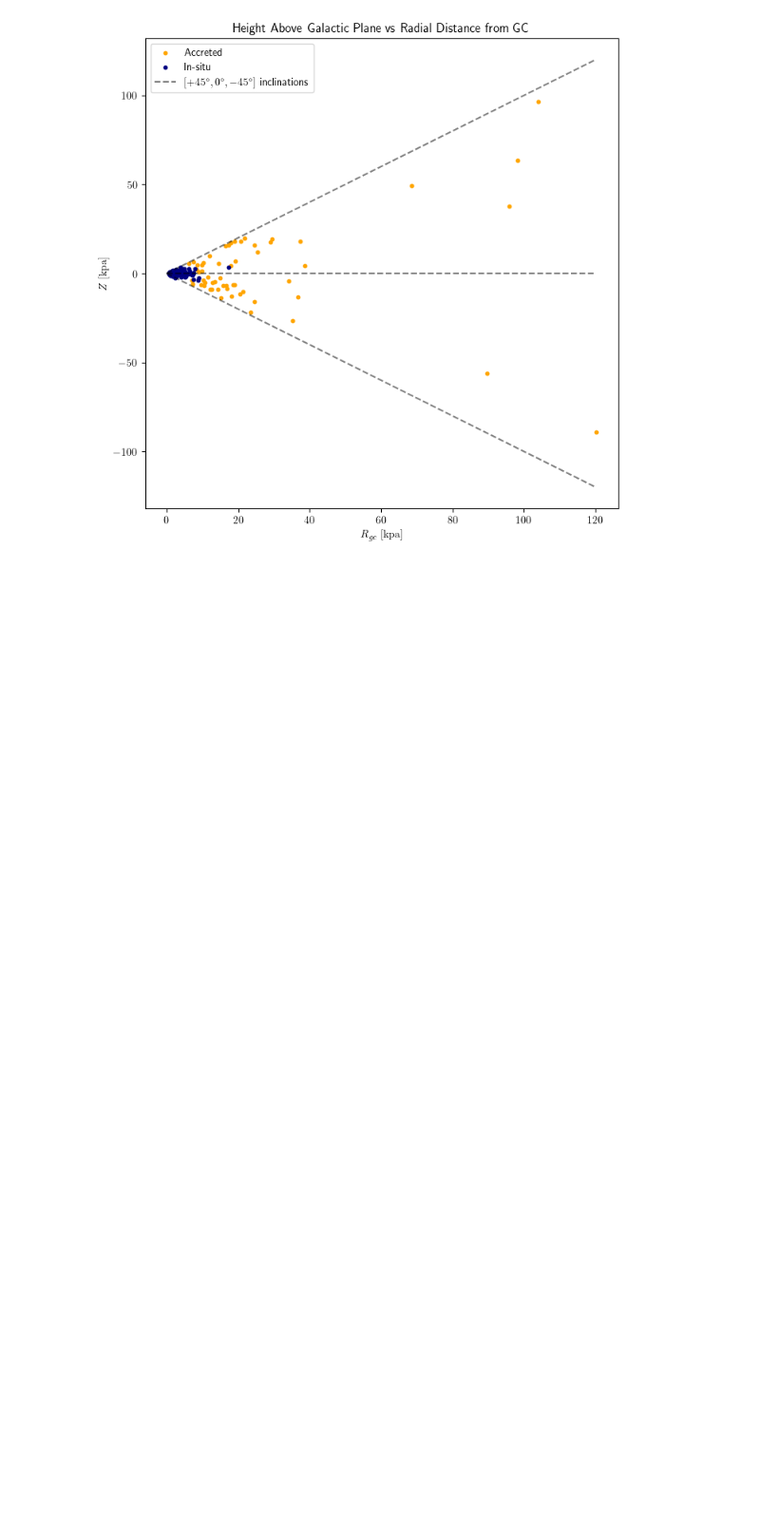
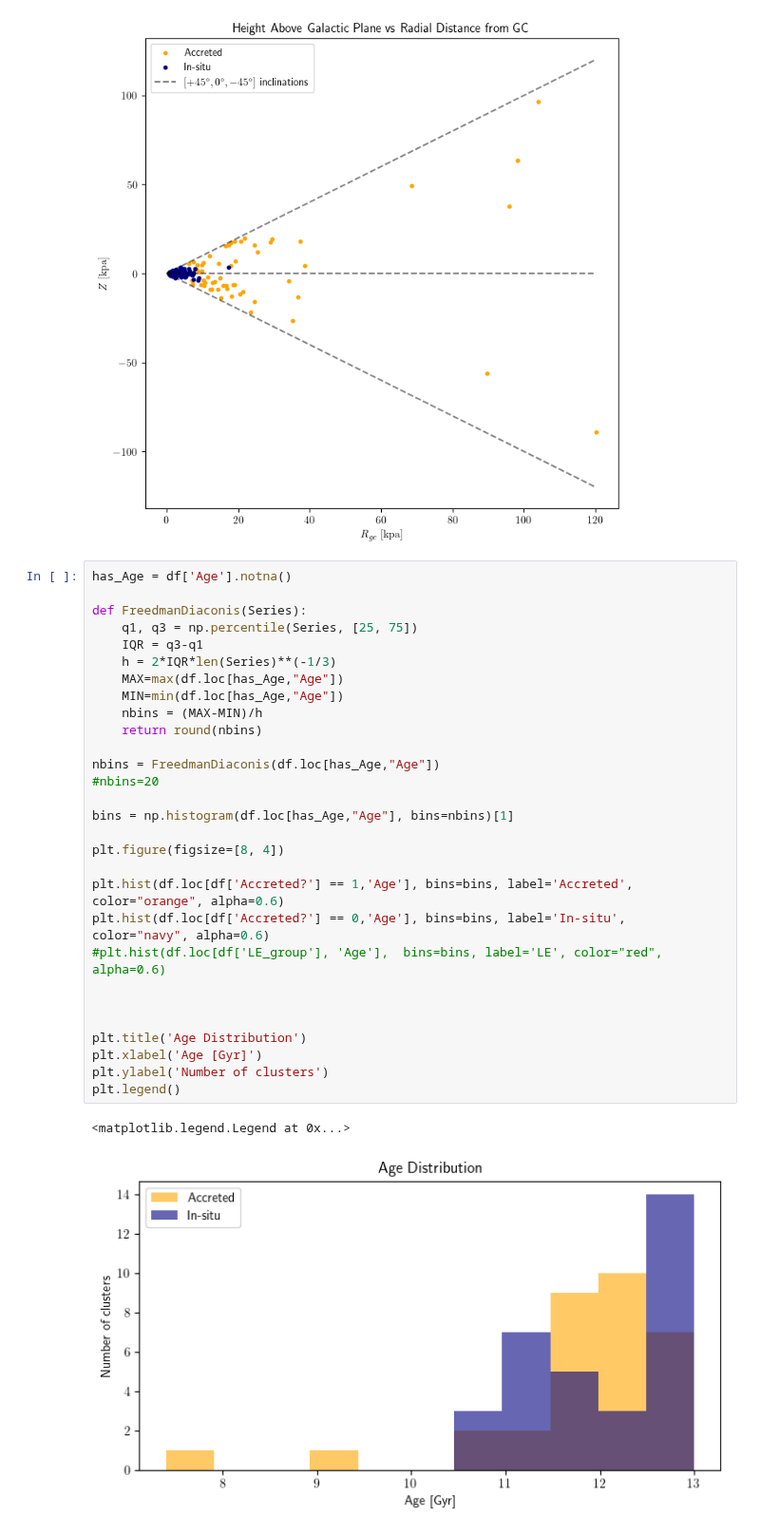
Before and after one commit to Valerii-Radchenkov/3116_Project, a Jupyter notebook: Analysis_new.ipynb, the cells around one changed output. Shown at 95% size. Drawn from its saved outputs; the diff is of its cells as text; blank space fills up the shorter version.

Commit message:
Added AgeHistogram

```diff
--- a/Analysis_new.ipynb
+++ b/Analysis_new.ipynb
@@ -274,3 +274,35 @@ plt.legend()
 # %% [output]
 <matplotlib.legend.Legend at 0x...>
 [figure]
+# %%
+has_Age = df['Age'].notna()
+
+def FreedmanDiaconis(Series):
+    q1, q3 = np.percentile(Series, [25, 75])
+    IQR = q3-q1
+    h = 2*IQR*len(Series)**(-1/3)
+    MAX=max(df.loc[has_Age,"Age"])
+    MIN=min(df.loc[has_Age,"Age"])
+    nbins = (MAX-MIN)/h
+    return round(nbins)
+
+nbins = FreedmanDiaconis(df.loc[has_Age,"Age"])
+#nbins=20
+
+bins = np.histogram(df.loc[has_Age,"Age"], bins=nbins)[1]
+
+plt.figure(figsize=[8, 4])
+
+plt.hist(df.loc[df['Accreted?'] == 1,'Age'], bins=bins, label='Accreted', color="orange", alpha=0.6)
+plt.hist(df.loc[df['Accreted?'] == 0,'Age'], bins=bins, label='In-situ', color="navy", alpha=0.6)
+#plt.hist(df.loc[df['LE_group'], 'Age'],  bins=bins, label='LE', color="red", alpha=0.6)
+
+
+
+plt.title('Age Distribution')
+plt.xlabel('Age [Gyr]')
+plt.ylabel('Number of clusters')
+plt.legend()
+# %% [output]
+<matplotlib.legend.Legend at 0x...>
+[figure, added]
```
